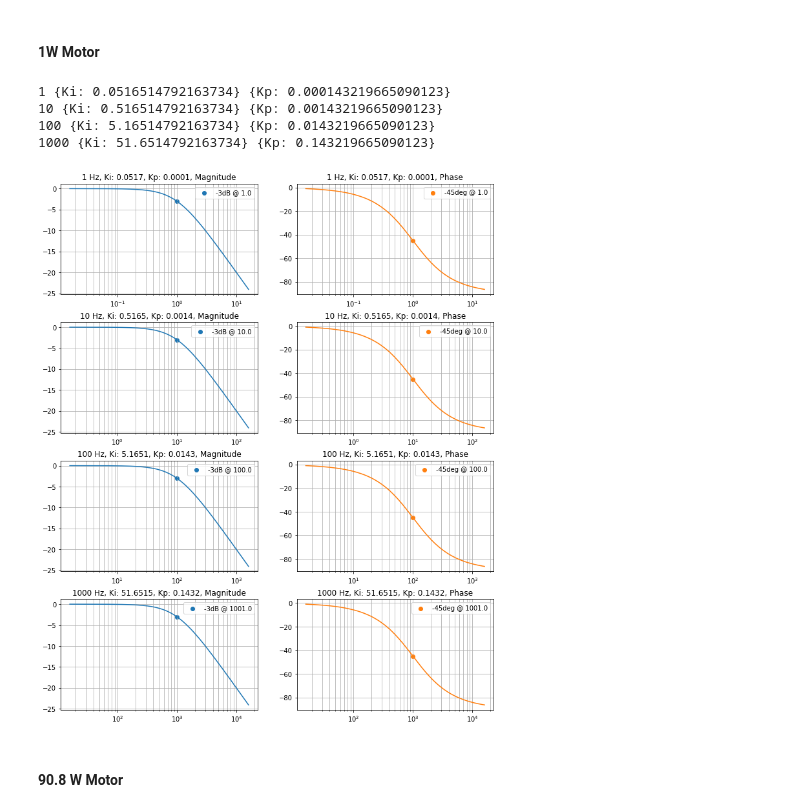
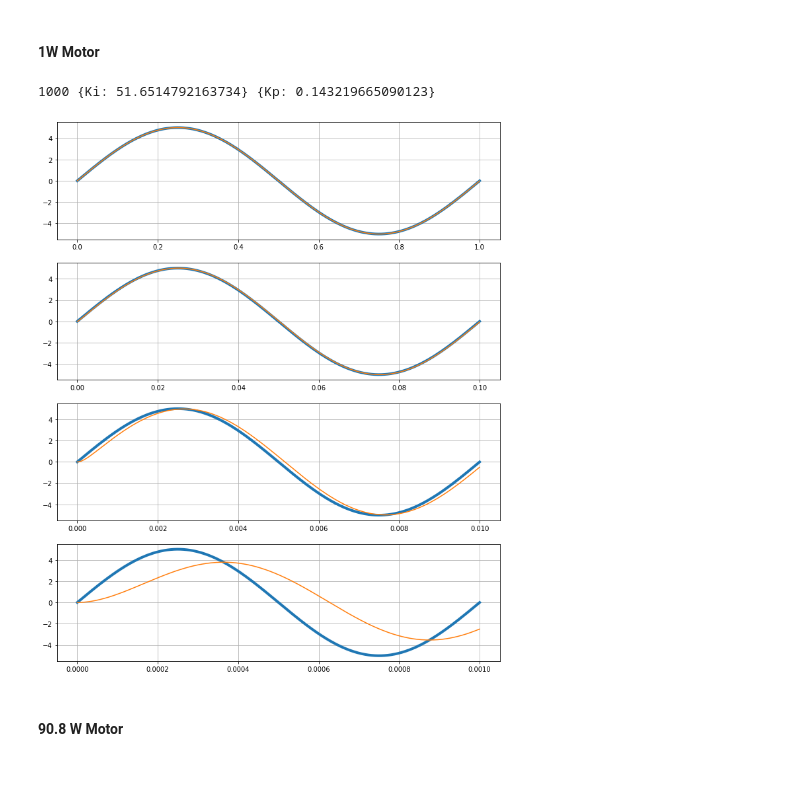
Before and after one commit to kegedy/UWEE560, a Jupyter notebook: hw/kevin/hw02/HW02_KevinEgedy.ipynb, the cells around one changed output. Cells and saved outputs as stored; diff of their text form; code cells hidden in the pictures; blank space fills up the shorter version.

```diff
--- a/hw/kevin/hw02/HW02_KevinEgedy.ipynb
+++ b/hw/kevin/hw02/HW02_KevinEgedy.ipynb
@@ -476,56 +476,43 @@ K = Ke1
 TauE = La1/Ra1
 TauM = J1*Ra1/(K**2)
 # %%
-# Gain for f = [1,10,100,1000]
-TF1 = []
-ki1 = []
-kp1 = []
-for f in freq:
-    Ki = sp.symbols('Ki')
-    H = sp.Matrix([Ki - 2*np.pi*f*Ra1/Kv])
-    sol1 = sp.solve(H)
-    ki = float(list(dict(sol1).values())[0])
-    ki1.append(ki)
+# Gain for f = 1000
+TF1 = None
+ki1 = None
+kp1 = None
+f = 1000
 
-    Kp = sp.symbols('Kp')
-    H = sp.Matrix([Kp - 2*np.pi*f*La1/Kv])
-    sol2 = sp.solve(H)
-    kp = float(list(dict(sol2).values())[0])
-    kp1.append(kp)
+Ki = sp.symbols('Ki')
+H = sp.Matrix([Ki - 2*np.pi*f*Ra1/Kv])
+sol1 = sp.solve(H)
+ki = float(list(dict(sol1).values())[0])
+ki1 = ki
 
-    TF1.append(KI(ki,kp,Ra1))
-    print(f, sol1, sol2)
+Kp = sp.symbols('Kp')
+H = sp.Matrix([Kp - 2*np.pi*f*La1/Kv])
+sol2 = sp.solve(H)
+kp = float(list(dict(sol2).values())[0])
+kp1 = kp
+
+TF1 = KI(ki,kp,Ra1)
+print(f, sol1, sol2)
 # %% [output]
-1 {Ki: 0.0516514792163734} {Kp: 0.000143219665090123}
-10 {Ki: 0.516514792163734} {Kp: 0.00143219665090123}
-100 {Ki: 5.16514792163734} {Kp: 0.0143219665090123}
 1000 {Ki: 51.6514792163734} {Kp: 0.143219665090123}
-# %%
-fig,axs = plt.subplots(4,2,figsize=(12,15))
-
-for i,tf in enumerate(TF1):
-    w, mag, phase = signal.bode(tf,n=1000)
-    f = w/2/np.pi
-    axs[i,0].semilogx(f,mag)
-    axs[i,0].scatter(f[np.where(mag<=-3)[0][0]],mag[np.where(mag<=-3)[0][0]],
-                     label=f'-3dB @ {round(f[np.where(mag<=-3)[0][0]])}')
-    axs[i,0].grid(True,which='both')
-    axs[i,0].legend()
-    axs[i,0].set_title(f'{freq[i]} Hz, Ki: {round(ki1[i],4)}, Kp: {round(kp1[i],4)}, Magnitude')
-
-    axs[i,1].semilogx(f,phase,color='tab:orange')
-    axs[i,1].scatter(f[np.where(phase<=-45)[0][0]],phase[np.where(phase<=-45)[0][0]],
-                     label=f'-45deg @ {round(f[np.where(phase<=-45)[0][0]])}',
-                     color='tab:orange')
-    axs[i,1].grid(True,which='both')
-    axs[i,1].legend()
-    axs[i,1].set_title(f'{freq[i]} Hz, Ki: {round(ki1[i],4)}, Kp: {round(kp1[i],4)}, Phase')
-
-
-plt.subplots_adjust(hspace=0.25)
-plt.show();
-# %% [output]
-[figure, removed]
+# %%
+fig,axs = plt.subplots(4,1,figsize=(12,15))
+tf = TF1
+
+for i,f in enumerate(freq):
+    t = np.linspace(0,1/10**i,1000)
+    u = 5*np.sin(2*np.pi*f*t)
+    tout, yout, xout = signal.lsim(tf,U=u,T=t)
+    axs[i].plot(t,u,linewidth=4,label='input')
+    axs[i].plot(tout,yout,label='output')
+    axs[i].grid(True)
+
+plt.show();
+# %% [output]
+[figure, added]
 # %% [markdown]
 #### 90.8 W Motor
 # %%
```
Also changed, not shown: parts of 3 cells of this notebook.
